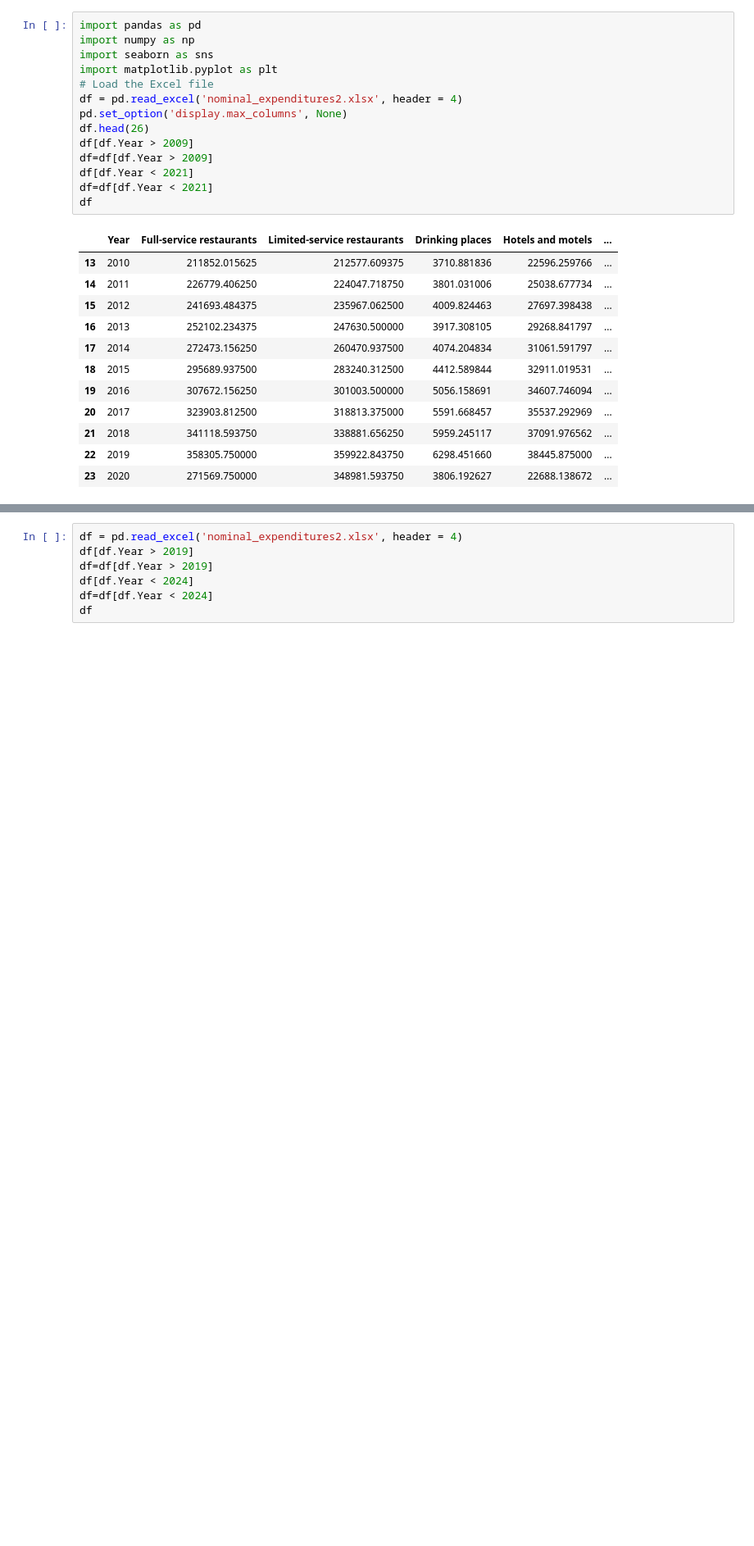
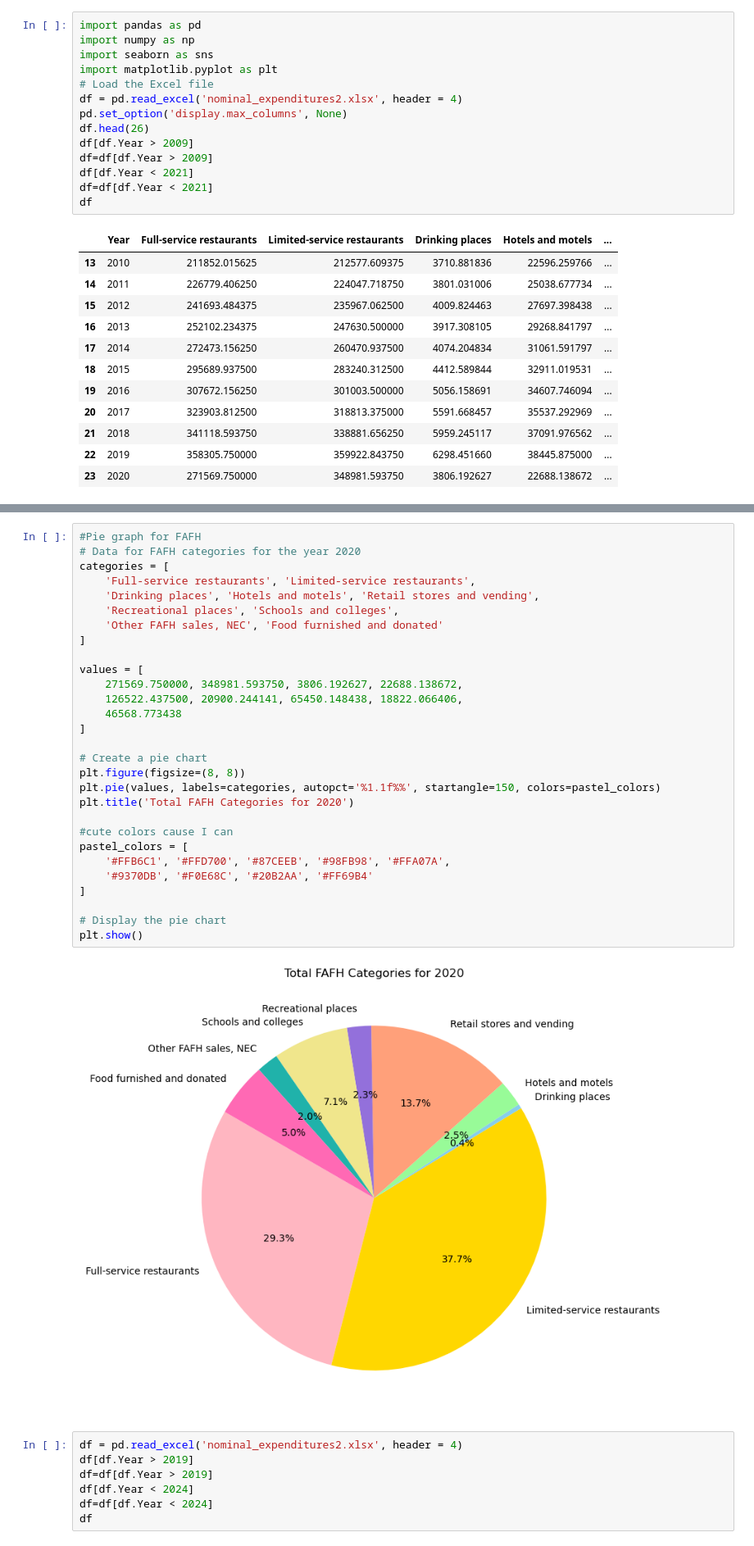
Before and after one commit to bkeffer3098/Project-1, a Jupyter notebook: Resources/FAFH.ipynb, the cells around one changed output, grey strips where cells are left out. Shown: that part at 82% size. Saved outputs shown, nothing was run; the diff lists cells and outputs as text; blank space fills up the shorter version.

```diff
--- a/Resources/FAFH.ipynb
+++ b/Resources/FAFH.ipynb
@@ -40,3 +73,34 @@ plt.show()
+# %%
+#Pie graph for FAFH
+# Data for FAFH categories for the year 2020
+categories = [
+    'Full-service restaurants', 'Limited-service restaurants',
+    'Drinking places', 'Hotels and motels', 'Retail stores and vending',
+    'Recreational places', 'Schools and colleges',
+    'Other FAFH sales, NEC', 'Food furnished and donated'
+]
+
+values = [
+    271569.750000, 348981.593750, 3806.192627, 22688.138672,
+    126522.437500, 20900.244141, 65450.148438, 18822.066406,
+    46568.773438
+]
+
+# Create a pie chart
+plt.figure(figsize=(8, 8))
+plt.pie(values, labels=categories, autopct='%1.1f%%', startangle=150, colors=pastel_colors)
+plt.title('Total FAFH Categories for 2020')
+
+#cute colors cause I can
+pastel_colors = [
+    '#FFB6C1', '#FFD700', '#87CEEB', '#98FB98', '#FFA07A',
+    '#9370DB', '#F0E68C', '#20B2AA', '#FF69B4'
+]
+
+# Display the pie chart
+plt.show()
+# %% [output]
+[figure, added]
 # %%
 df = pd.read_excel('nominal_expenditures2.xlsx', header = 4)
 df[df.Year > 2019]
```
Also changed, not shown: parts of 5 cells of this notebook, 6 other files.
